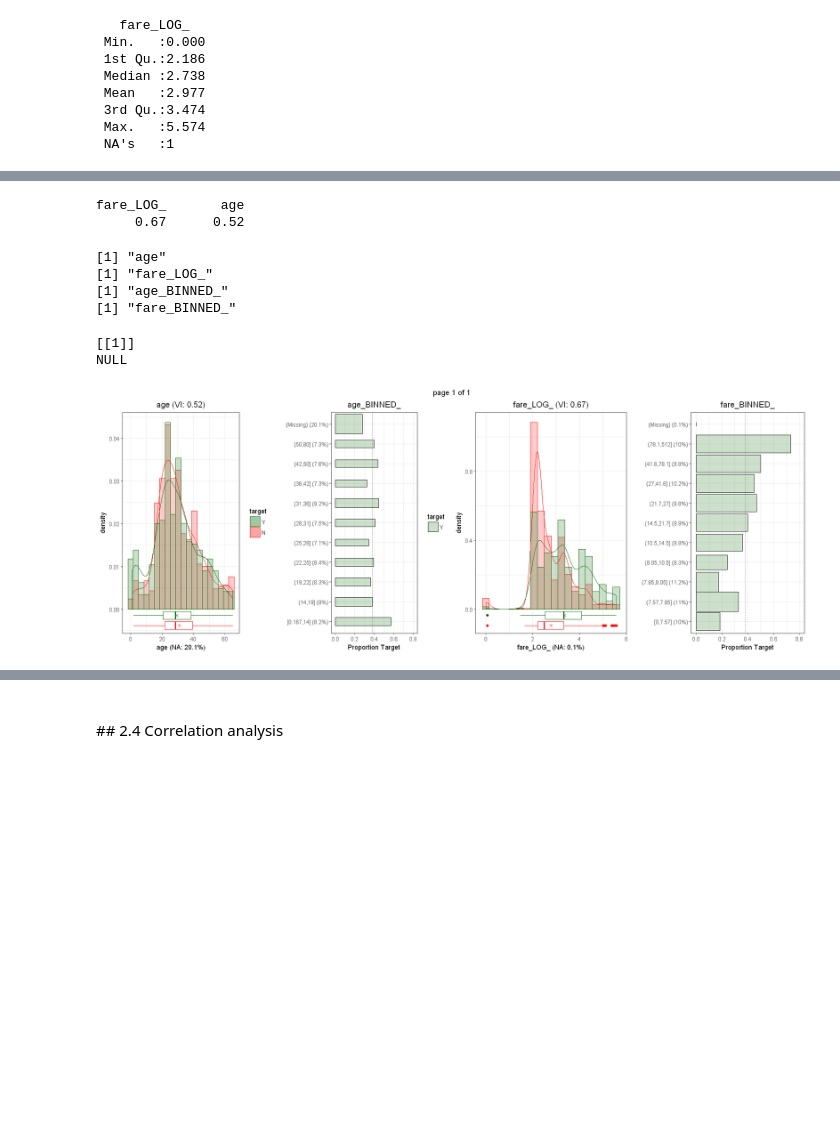
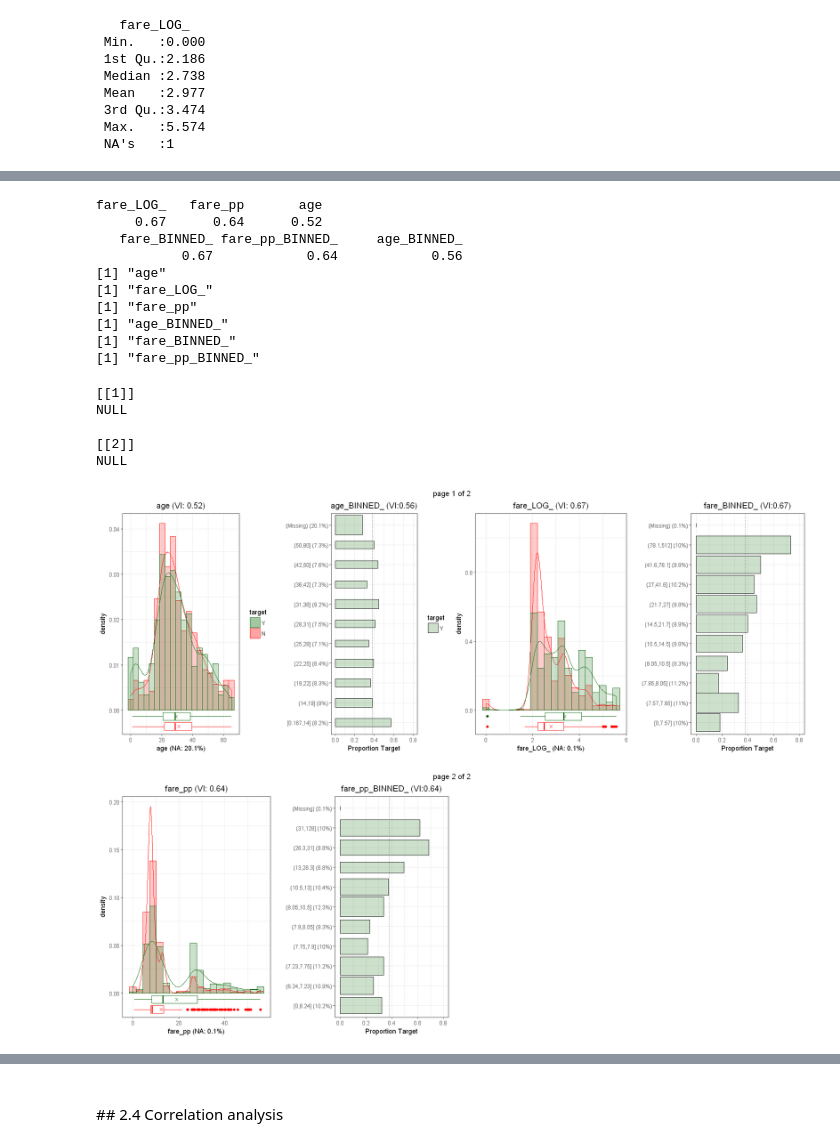
Before and after one commit to uwpz/PredMod_Template, a Jupyter notebook: notebooks/1_explore_R.ipynb, the cells around one changed output, grey strips where cells are left out. Drawn from its saved outputs; the diff is of its cells as text; code cells hidden in the pictures; blank space fills up the shorter version.

```diff
--- a/notebooks/1_explore_R.ipynb
+++ b/notebooks/1_explore_R.ipynb
@@ -137,6 +140,6 @@ We first define the names of the metric covariates in a simple character vector.
 # %%
 # Define metric covariates
-metr = c("age","fare")
+metr = c("age","fare","fare_pp")
 setdiff(metr, colnames(df)) #all variables in data?
 summary(df[metr])
 # %% [output]
@@ -242,6 +248,6 @@ An easy approach to handle outliers is to **winsorize the data**, i.e. set all v
 # %%
 # Winsorize
-df[metr] = map(df[metr], ~ winsorize(., 0.01, 0.99)) #hint: one might want to plot again before deciding for forthcoming log-trafo
+df[metr] = map(df[metr], ~ winsorize(., NULL, 0.99)) #hint: one might want to plot again before deciding for forthcoming log-trafo
 # %% [markdown]
 Skewness: The most common case are **right-skewed** variables as you often face features that are unrestricted to the right but restricted to the left by zero. This kind of skewness can often be fixed a **log-transformation**. A more flexible alternative is the so-called Box-Cox trafo for which the log trafo is a special case. The Box-Cox seeks for normality which is useful but not absoutely needed.
 # %%
@@ -277,32 +285,41 @@ Especially the next to last bullet is important. If you already see here an effe
 # %%
 # Univariate variable importance: with random imputation!
-(varimp_metr = (filterVarImp(map_df(df[metr], ~ impute(.)), df$target, nonpara = TRUE) %>% rowMeans() %>%
-                  .[order(., decreasing = TRUE)] %>% round(2)))
-
+varimp_metr = (filterVarImp(map_df(df[metr], ~ impute(.)), df$target, nonpara = TRUE) %>% rowMeans() %>%
+                  .[order(., decreasing = TRUE)] %>% round(2))
+print(varimp_metr)
+varimp_metr_binned = (filterVarImp(df[metr_binned], df$target, nonpara = TRUE) %>% rowMeans() %>%
+                  .[order(., decreasing = TRUE)] %>% round(2))
+print(varimp_metr_binned)
 # Plot
 options(warn = -1) #suppress unwanted messages
 plots1 = suppressMessages(get_plot_distr_metr(df, metr, color = twocol,
                                              missinfo = misspct, varimpinfo = varimp_metr, ylim = NULL)) #distribution plot
-plots2 = suppressMessages(get_plot_distr_nomi(df, metr_binned, color = twocol, varimpinfo = NULL, inner_barplot = FALSE,
+plots2 = suppressMessages(get_plot_distr_nomi(df, metr_binned, color = twocol, varimpinfo = varimp_metr_binned, inner_barplot = FALSE,
                                               min_width = 0.2, ylim = c(0,0.8))) #binned variable plot
 plots = mapply(list, plots1, plots2) #zip plots
 #options(jupyter.plot_mimetypes = "image/svg+xml")
 options(jupyter.plot_mimetypes = "image/png")
 options(repr.plot.width = 16, repr.plot.height = 6) #adapt this for different resolution
-marrangeGrob(suppressMessages(plots), ncol = 4, nrow = 1) #arrange plots
+marrangeGrob(plots, ncol = 4, nrow = 1) #arrange plots
 options(warn = 0) #reset warnings
-
-#TODO: VI of binned variables
 # %% [output]
-fare_LOG_       age
-     0.67      0.52
+fare_LOG_   fare_pp       age
+     0.67      0.64      0.52
+   fare_BINNED_ fare_pp_BINNED_     age_BINNED_
+           0.67            0.64            0.56
+[1] "age"
+[1] "fare_LOG_"
+[1] "fare_pp"
+[1] "age_BINNED_"
+[1] "fare_BINNED_"
+[1] "fare_pp_BINNED_"
-[1] "age"
-[1] "fare_LOG_"
-[1] "age_BINNED_"
-[1] "fare_BINNED_"
+[[1]]
+NULL
+
+[[2]]
+NULL
-[[1]]
-NULL
-[figure, old version]
+[figure, new version]
+[figure, added]
 # %% [markdown]
 The following findings can be derived from the plots:
 + We see that children have a higher probability to survive.
```
Also changed, not shown: parts of 40 cells of this notebook.
